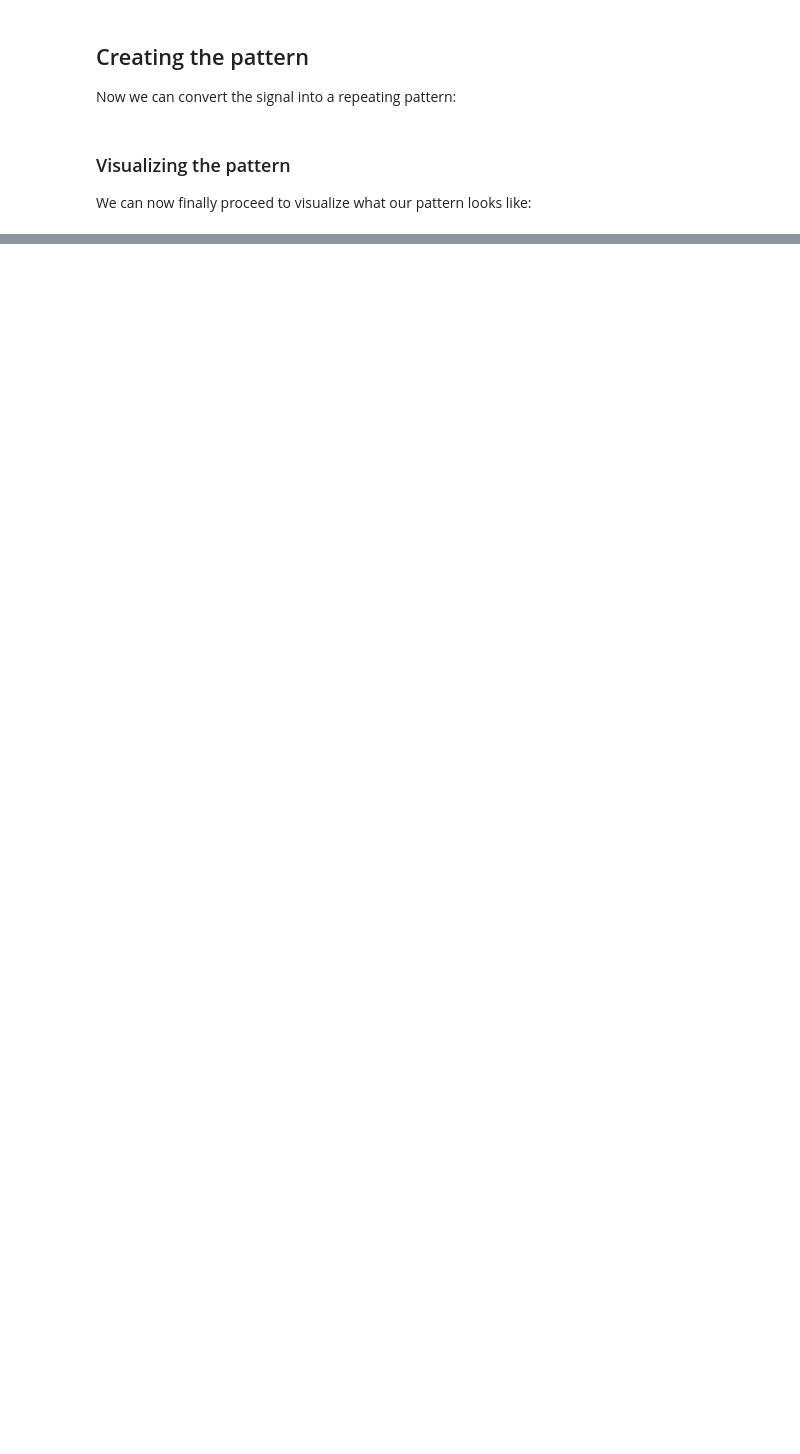
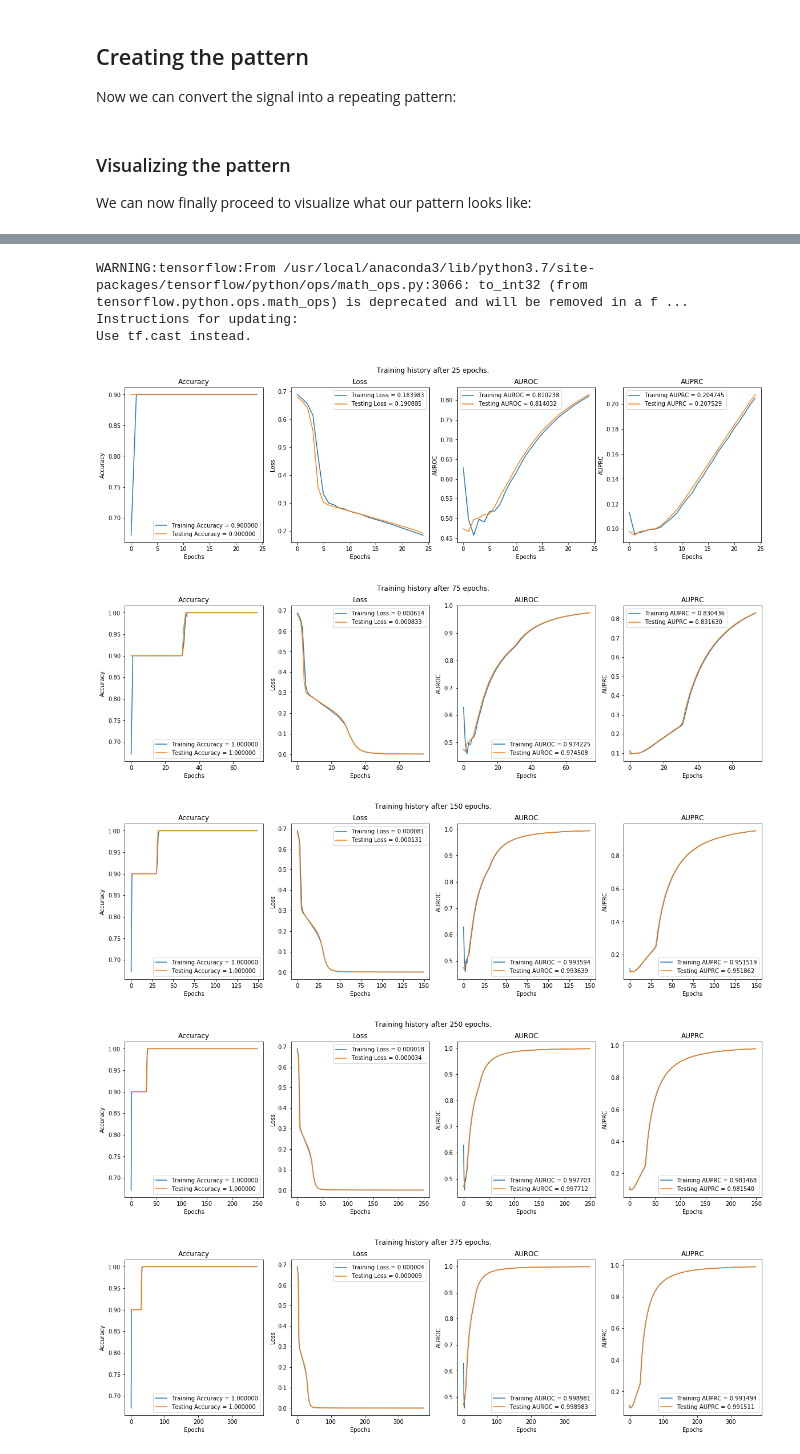
Before and after one commit to LucaCappelletti94/Master-in-Bioinformatics-and-Functional-genomics, a Jupyter notebook: CNN.ipynb, the cells around one changed output, grey strips where cells are left out. Drawn from its saved outputs; the diff is of its cells as text; code cells hidden in the pictures; blank space fills up the shorter version.

```diff
--- a/CNN.ipynb
+++ b/CNN.ipynb
@@ -74,0 +286,8 @@ plt.show()
+# %%
+base_epochs = 25
+steps = 5
+batch_size = 4
+breath, deapth = 4, 2
+# %%
+our_first_model = cnn(breath, deapth, 5, (50, 10))
+print_summary(our_first_model)
@@ -74,0 +312,23 @@ plt.show()
+# %%
+x_train, x_test, y_train, y_test = split_dataset((x, y), 42)
+# %%
+def get_epochs(step, epochs):
+    return (step+1)*epochs
+# %%
+total_epochs = 0
+history = None
+for step in tqdm(range(steps)):
+    epochs = get_epochs(step, base_epochs)
+    history = chain_histories(fit(
+        our_first_model,
+        x_train,
+        x_test,
+        y_train,
+        y_test,
+        epochs+total_epochs,
+        total_epochs,
+        batch_size
+    ).history, history)
+    total_epochs+=epochs
+    plot_history(history)
+# %% [output]
@@ -74,0 +336,8 @@ plt.show()
+WARNING:tensorflow:From /usr/local/anaconda3/lib/python3.7/site-packages/tensorflow/python/ops/math_ops.py:3066: to_int32 (from tensorflow.python.ops.math_ops) is deprecated and will be removed in a f ...
+Instructions for updating:
+Use tf.cast instead.
+[figure, added]
+[figure, added]
+[figure, added]
+[figure, added]
+[figure, added]
```
Also changed, not shown: parts of 37 cells of this notebook, 6 other files.
